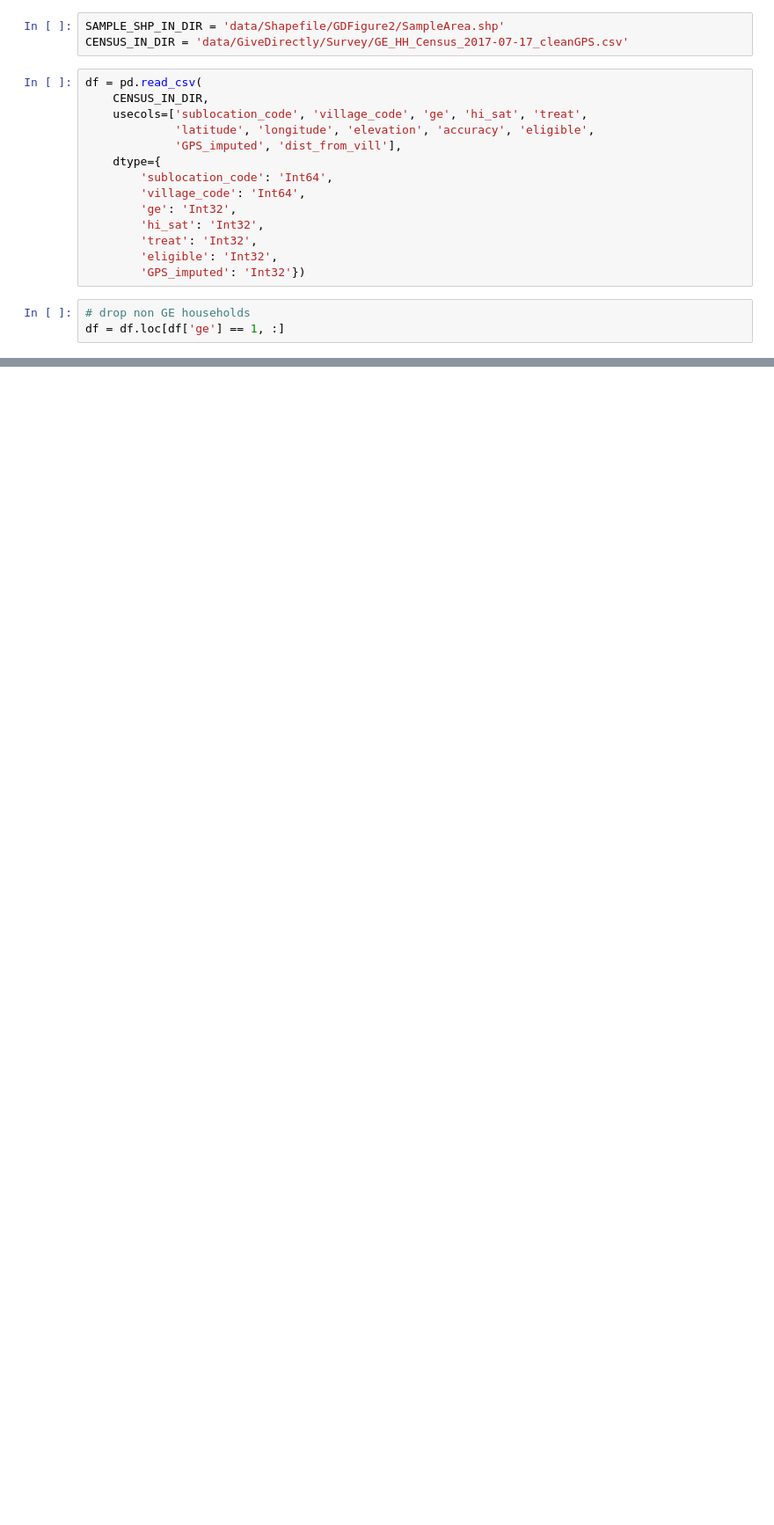
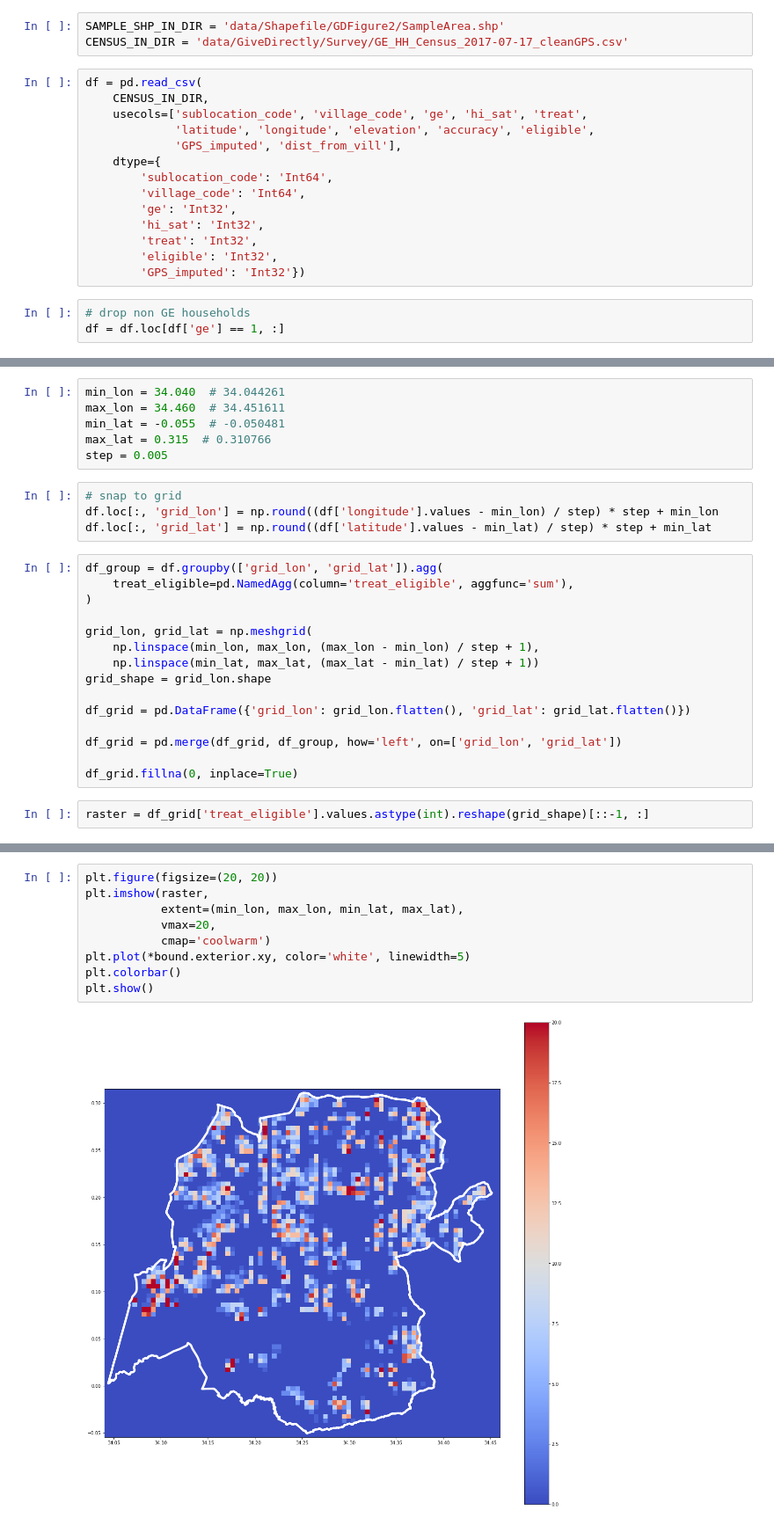
Before and after one commit to luna983/beyond-nightlight, a Jupyter notebook: exp4_step3_PlotTreatment.ipynb, the cells around one changed output, grey strips where cells are left out. Shown: that part at 88% size. Saved outputs shown, nothing was run; the diff lists cells and outputs as text; blank space fills up the shorter version.

Commit message:
treatment map

```diff
--- a/exp4_step3_PlotTreatment.ipynb
+++ b/exp4_step3_PlotTreatment.ipynb
@@ -39,0 +31,27 @@ df
+# %%
+min_lon = 34.040  # 34.044261
+max_lon = 34.460  # 34.451611
+min_lat = -0.055  # -0.050481
+max_lat = 0.315  # 0.310766
+step = 0.005
+# %%
+# snap to grid
+df.loc[:, 'grid_lon'] = np.round((df['longitude'].values - min_lon) / step) * step + min_lon
+df.loc[:, 'grid_lat'] = np.round((df['latitude'].values - min_lat) / step) * step + min_lat
+# %%
+df_group = df.groupby(['grid_lon', 'grid_lat']).agg(
+    treat_eligible=pd.NamedAgg(column='treat_eligible', aggfunc='sum'),
+)
+
+grid_lon, grid_lat = np.meshgrid(
+    np.linspace(min_lon, max_lon, (max_lon - min_lon) / step + 1),
+    np.linspace(min_lat, max_lat, (max_lat - min_lat) / step + 1))
+grid_shape = grid_lon.shape
+
+df_grid = pd.DataFrame({'grid_lon': grid_lon.flatten(), 'grid_lat': grid_lat.flatten()})
+
+df_grid = pd.merge(df_grid, df_group, how='left', on=['grid_lon', 'grid_lat'])
+
+df_grid.fillna(0, inplace=True)
+# %%
+raster = df_grid['treat_eligible'].values.astype(int).reshape(grid_shape)[::-1, :]
@@ -39,0 +60,11 @@ df
+# %%
+plt.figure(figsize=(20, 20))
+plt.imshow(raster,
+           extent=(min_lon, max_lon, min_lat, max_lat),
+           vmax=20,
+           cmap='coolwarm')
+plt.plot(*bound.exterior.xy, color='white', linewidth=5)
+plt.colorbar()
+plt.show()
+# %% [output]
+[figure, added]
```
Also changed, not shown: parts of 5 cells of this notebook.
